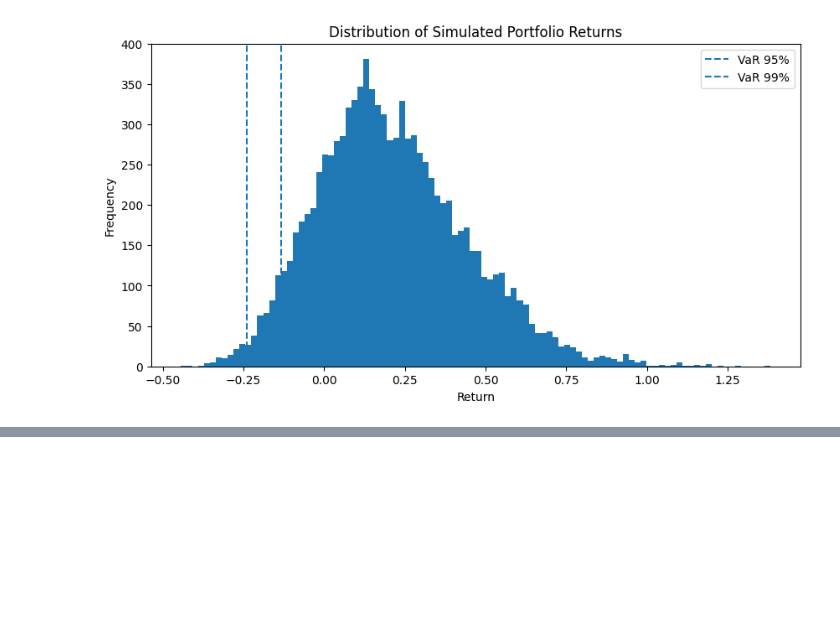
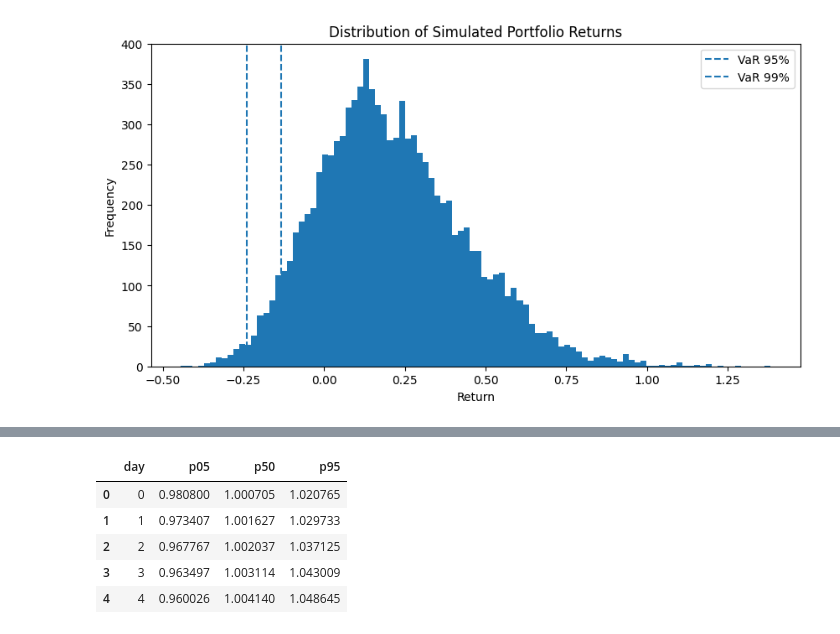
Before and after one commit to tsai143/financial-risk-analytics, a Jupyter notebook: notebooks/week3_monte_carlo_simulation.ipynb, the cells around one changed output, grey strips where cells are left out. Saved outputs shown, nothing was run; the diff lists cells and outputs as text; code cells hidden in the pictures; blank space fills up the shorter version.

Commit message:
Week-3 Step-4: Prepare Monte Carlo risk forecast datasets and executive summary

```diff
--- a/notebooks/week3_monte_carlo_simulation.ipynb
+++ b/notebooks/week3_monte_carlo_simulation.ipynb
@@ -263,0 +285,20 @@ plt.show()
+# %%
+# Convert portfolio value paths to DataFrame
+portfolio_paths_df = pd.DataFrame(portfolio_value_paths)
+
+# Aggregate percentiles across simulations
+portfolio_forecast = pd.DataFrame({
+    "day": portfolio_paths_df.index,
+    "p05": portfolio_paths_df.quantile(0.05, axis=1),
+    "p50": portfolio_paths_df.quantile(0.50, axis=1),
+    "p95": portfolio_paths_df.quantile(0.95, axis=1)
+})
+
+portfolio_forecast.head()
+# %% [output]
+|  | day | p05 | p50 | p95 |
+| 0 | 0 | 0.980800 | 1.000705 | 1.020765 |
+| 1 | 1 | 0.973407 | 1.001627 | 1.029733 |
+| 2 | 2 | 0.967767 | 1.002037 | 1.037125 |
+| 3 | 3 | 0.963497 | 1.003114 | 1.043009 |
+| 4 | 4 | 0.960026 | 1.004140 | 1.048645 |
```
Also changed, not shown: parts of 5 cells of this notebook, 4 other files.
